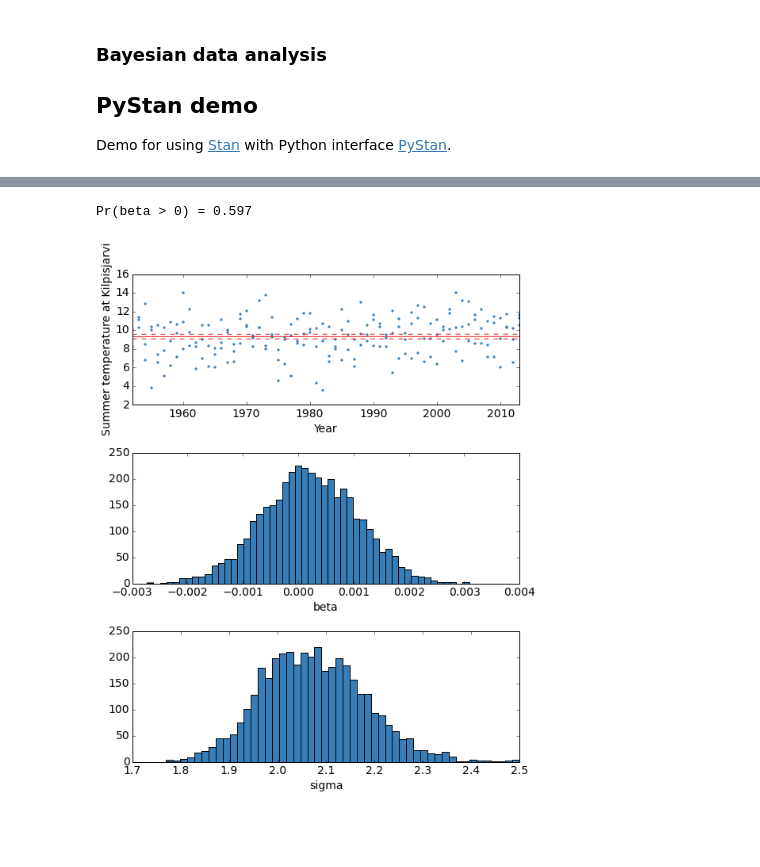
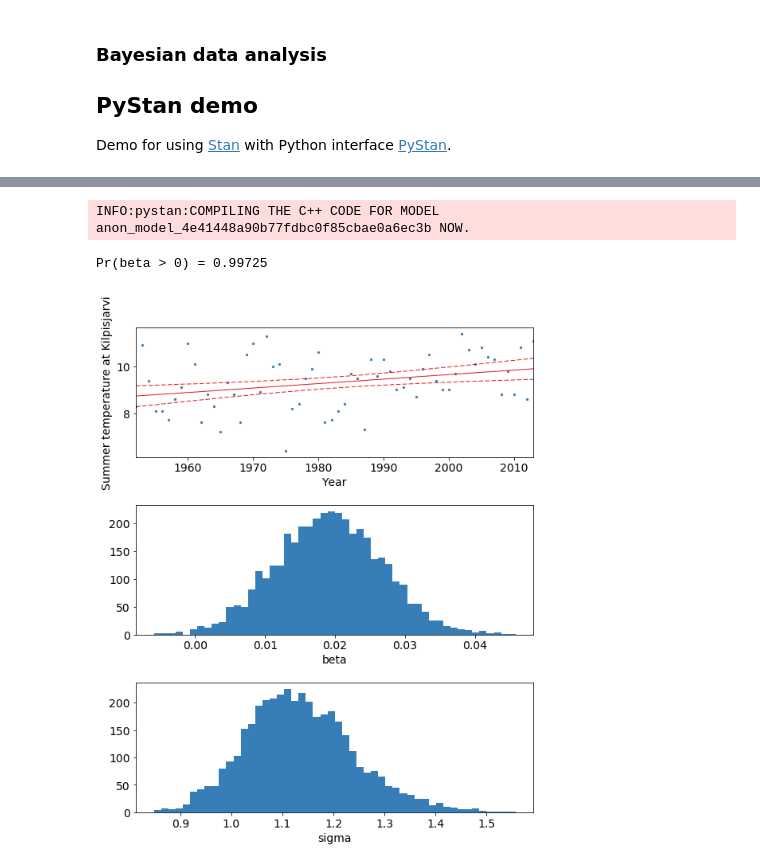
Before and after one commit to avehtari/BDA_py_demos, a Jupyter notebook: demos_pystan/pystan_demo.ipynb, the cells around one changed output, grey strips where cells are left out. Drawn from its saved outputs; the diff is of its cells as text; code cells hidden in the pictures; blank space fills up the shorter version.

```diff
--- a/demos_pystan/pystan_demo.ipynb
+++ b/demos_pystan/pystan_demo.ipynb
@@ -142,7 +147,7 @@ parameters {
 }
 transformed parameters {
     vector[N] mu;
-    mu <- alpha + beta*x;
+    mu = alpha + beta*x;
 }
 model {
     y ~ normal(mu, sigma);
@@ -150,15 +155,15 @@ model {
 generated quantities {
     real ypred;
     vector[N] log_lik;
-    ypred <- normal_rng(alpha + beta*xpred, sigma);
+    ypred = normal_rng(alpha + beta*xpred, sigma);
     for (n in 1:N)
-        log_lik[n] <- normal_log(y[n], alpha + beta*x[n], sigma);}
+        log_lik[n] = normal_log(y[n], alpha + beta*x[n], sigma);}
 """
 # Data for Stan
 data_path = '../utilities_and_data/kilpisjarvi-summer-temp.csv'
 d = np.loadtxt(data_path, dtype=np.double, delimiter=';', skiprows=1)
-x = np.repeat(d[:,0], 3)
-y = d[:,1:4].ravel()
+x = d[:,0]
+y = d[:,4]
 N = len(x)
 xpred = 2016
 data = dict(N=N, x=x, y=y, xpred=xpred)
@@ -193,7 +198,7 @@ plt.xlim((1952,2013))
 plt.subplot(3,1,2)
 plt.hist(samples['beta'], 50)
 plt.xlabel('beta')
-print 'Pr(beta > 0) = {}'.format(np.mean(samples['beta']>0))
+print('Pr(beta > 0) = {}'.format(np.mean(samples['beta']>0)))
 plt.subplot(3,1,3)
 plt.hist(samples['ypred'], 50)
 plt.xlabel('y-prediction for x={}'.format(xpred))
@@ -220,7 +226,7 @@ parameters {
 }
 transformed parameters {
     vector[N] mu;
-    mu <- alpha + beta*x;
+    mu = alpha + beta*x;
 }
 model {
     alpha ~ normal(pmualpha,psalpha);
@@ -231,15 +237,15 @@ model {
 # Data for Stan
 data_path = '../utilities_and_data/kilpisjarvi-summer-temp.csv'
 d = np.loadtxt(data_path, dtype=np.double, delimiter=';', skiprows=1)
-x = np.repeat(d[:,0], 3)
-y = d[:,1:4].ravel()
+x = d[:,0]
+y = d[:,4]
 N = len(x)
 data = dict(
     N = N,
     x = x,
     y = y,
     pmualpha = y.mean(),    # Centered
-    psalpha  = (14-4)/6.0,  # avg temp between 4-14
+    psalpha  = 100,        # weakly informative prior
     pmubeta  = 0,           # a priori increase and decrese as likely
     psbeta   = (.1--.1)/6.0 # avg temp probably does not increase more than 1
                             # degree per 10 years
@@ -248,36 +254,37 @@ data = dict(
 fit = pystan.stan(model_code=linear_code, data=data)
 
 # Plot
 samples = fit.extract(permuted=True)
 plt.figure(figsize=(8,10))
 plt.subplot(3,1,1)
 plt.plot(x,
     np.percentile(samples['mu'], 50, axis=0),
     color='#e41a1c',
     linewidth=1
 )
 plt.plot(
     x,
     np.asarray(np.percentile(samples['mu'], [5, 95], axis=0)).T,
     color='#e41a1c',
     linestyle='--',
     linewidth=1,
 )
 plt.scatter(x, y, 5, color='#377eb8')
 plt.xlabel('Year')
 plt.ylabel('Summer temperature at Kilpisjarvi')
 plt.xlim((1952,2013))
 plt.subplot(3,1,2)
 plt.hist(samples['beta'], 50)
 plt.xlabel('beta')
-print 'Pr(beta > 0) = {}'.format(np.mean(samples['beta']>0))
+print('Pr(beta > 0) = {}'.format(np.mean(samples['beta']>0)))
 plt.subplot(3,1,3)
 plt.hist(samples['sigma'], 50)
 plt.xlabel('sigma')
 plt.tight_layout();
 # %% [output]
-Pr(beta > 0) = 0.597
+INFO:pystan:COMPILING THE C++ CODE FOR MODEL anon_model_4e41448a90b77fdbc0f85cbae0a6ec3b NOW.
+Pr(beta > 0) = 0.99725
-[figure, old version]
+[figure, new version]
 # %%
 # ====== Gaussian linear model with standardized data ==========================
 linear_code = """
```
Also changed, not shown: parts of 12 cells of this notebook, 1 other file.
